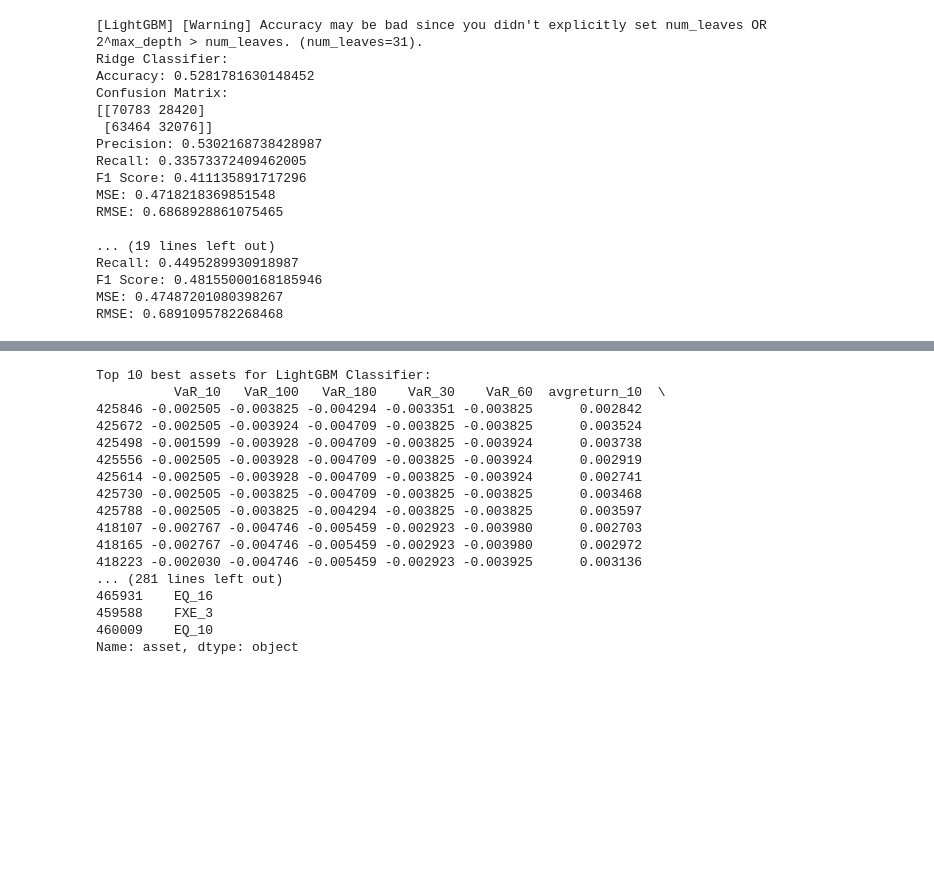
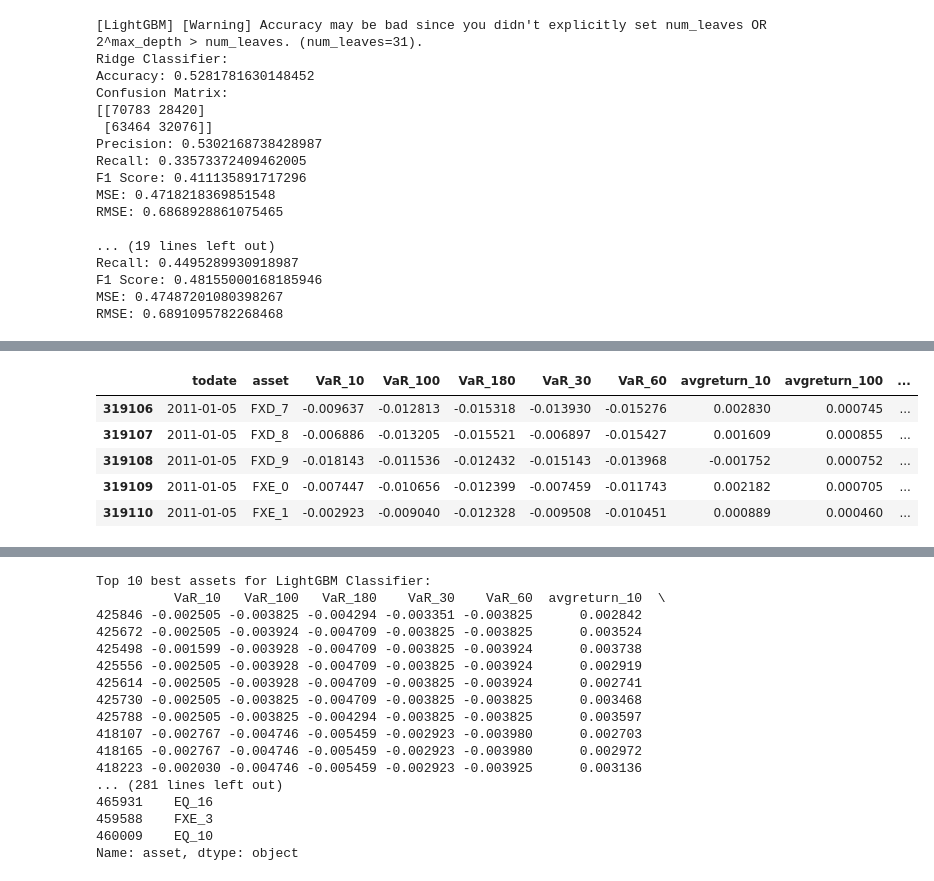
Before and after one commit to OscarAzrak/Master-thesis, a Jupyter notebook: Files/Codes.ipynb, the cells around one changed output, grey strips where cells are left out. Drawn from its saved outputs; the diff is of its cells as text; code cells hidden in the pictures; blank space fills up the shorter version.

```diff
--- a/Files/Codes.ipynb
+++ b/Files/Codes.ipynb
@@ -144,5 +128,0 @@ ValueError: Number of features of the model must match the input. Model n_featur
-# %%
-X_test['lgb'] = y_pred_prob_lgb
-X_test['xgb'] = y_pred_prob_xgb
-X_test['ridge'] = y_pred_prob_ridge
-X_test['NN'] = y_pred_prob_NN
@@ -160,0 +129,18 @@ Index(['VaR_10', 'VaR_100', 'VaR_180', 'VaR_30', 'VaR_60', 'avgreturn_10',
+# %%
+%reload_ext autoreload
+%autoreload 2
+models = {
+    'lgb': (lgb_best, X_test),
+    'xgb': (xgb_best, X_test),
+    'ridge': (ridge_best, X_test)
+
+}
+
+results = {}
+
+for name, (model, X_test) in models.items():
+    results[name] = predict_and_analyze(model, X_test, df, name)
+# Print results for each model
+for model_name, result in results.items():
+    print(f"Top assets for {model_name}:")
+    print(result)
@@ -160,0 +165,12 @@ Index(['VaR_10', 'VaR_100', 'VaR_180', 'VaR_30', 'VaR_60', 'avgreturn_10',
+# %%
+# keep same index from X_test in df as new df
+
+df_2 = df.loc[X_test.index]
+df_2.head()
+# %% [output]
+|  | todate | asset | VaR_10 | VaR_100 | VaR_180 | VaR_30 | VaR_60 | avgreturn_10 | avgreturn_100 | ... |
+| 319106 | 2011-01-05 | FXD_7 | -0.009637 | -0.012813 | -0.015318 | -0.013930 | -0.015276 | 0.002830 | 0.000745 | ... |
+| 319107 | 2011-01-05 | FXD_8 | -0.006886 | -0.013205 | -0.015521 | -0.006897 | -0.015427 | 0.001609 | 0.000855 | ... |
+| 319108 | 2011-01-05 | FXD_9 | -0.018143 | -0.011536 | -0.012432 | -0.015143 | -0.013968 | -0.001752 | 0.000752 | ... |
+| 319109 | 2011-01-05 | FXE_0 | -0.007447 | -0.010656 | -0.012399 | -0.007459 | -0.011743 | 0.002182 | 0.000705 | ... |
+| 319110 | 2011-01-05 | FXE_1 | -0.002923 | -0.009040 | -0.012328 | -0.009508 | -0.010451 | 0.000889 | 0.000460 | ... |
```
Also changed, not shown: parts of 9 cells of this notebook, 1 other file.
